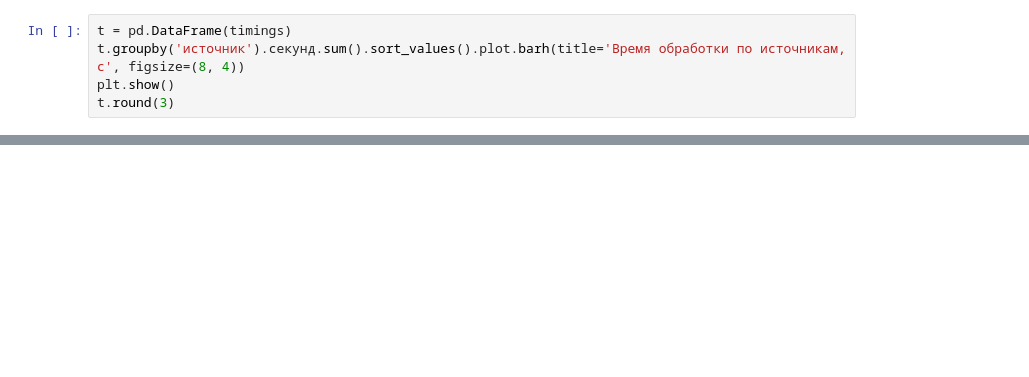
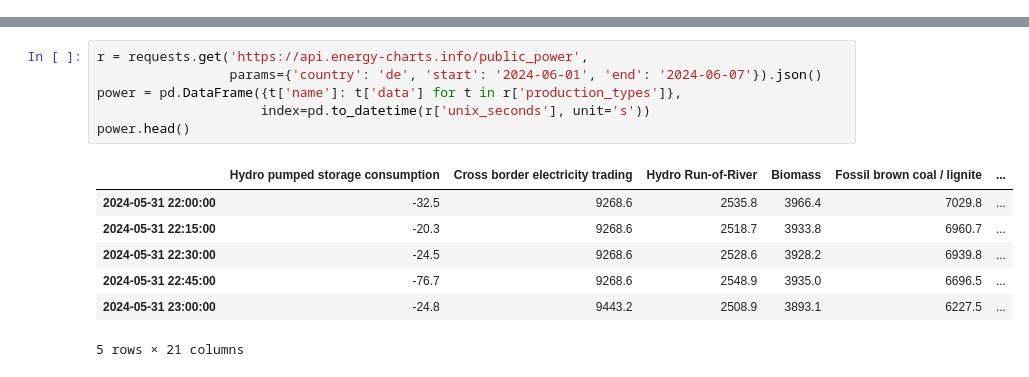
Before and after one commit to Isnob/tobd-coursework, a Jupyter notebook: 02_sources_study.ipynb, the cells around one changed output, grey strips where cells are left out. Saved outputs shown, nothing was run; the diff lists cells and outputs as text; blank space fills up the shorter version.

```diff
--- a/02_sources_study.ipynb
+++ b/02_sources_study.ipynb
@@ -656,5 +0,0 @@ recent.pivot_table(index='day_type', columns='hour', values='is_cheap_window').m
-# %%
-t = pd.DataFrame(timings)
-t.groupby('источник').секунд.sum().sort_values().plot.barh(title='Время обработки по источникам, с', figsize=(8, 4))
-plt.show()
-t.round(3)
@@ -683,0 +110,14 @@ t.round(3)
+# %%
+r = requests.get('https://api.energy-charts.info/public_power',
+                 params={'country': 'de', 'start': '2024-06-01', 'end': '2024-06-07'}).json()
+power = pd.DataFrame({t['name']: t['data'] for t in r['production_types']},
+                     index=pd.to_datetime(r['unix_seconds'], unit='s'))
+power.head()
+# %% [output]
+|  | Hydro pumped storage consumption | Cross border electricity trading | Hydro Run-of-River | Biomass | Fossil brown coal / lignite | ... |
+| 2024-05-31 22:00:00 | -32.5 | 9268.6 | 2535.8 | 3966.4 | 7029.8 | ... |
+| 2024-05-31 22:15:00 | -20.3 | 9268.6 | 2518.7 | 3933.8 | 6960.7 | ... |
+| 2024-05-31 22:30:00 | -24.5 | 9268.6 | 2528.6 | 3928.2 | 6939.8 | ... |
+| 2024-05-31 22:45:00 | -76.7 | 9268.6 | 2548.9 | 3935.0 | 6696.5 | ... |
+| 2024-05-31 23:00:00 | -24.8 | 9443.2 | 2508.9 | 3893.1 | 6227.5 | ... |
+5 rows × 21 columns
```
Also changed, not shown: parts of 70 cells of this notebook, 2 other files.
